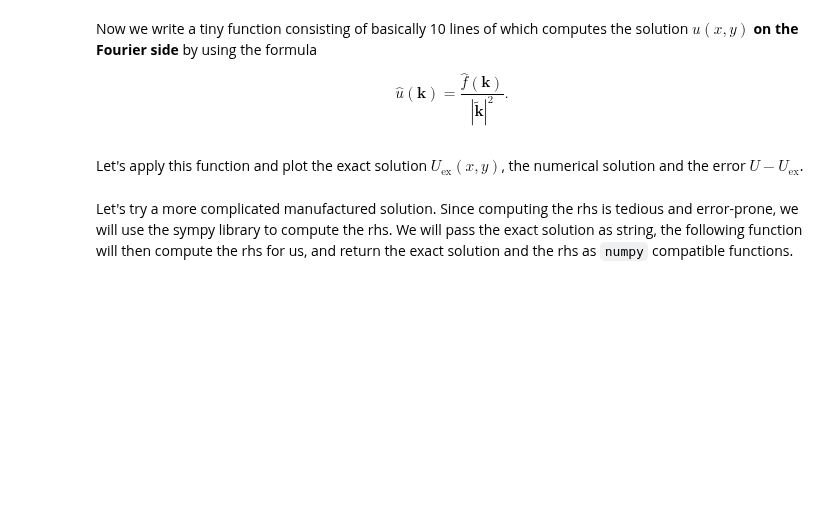
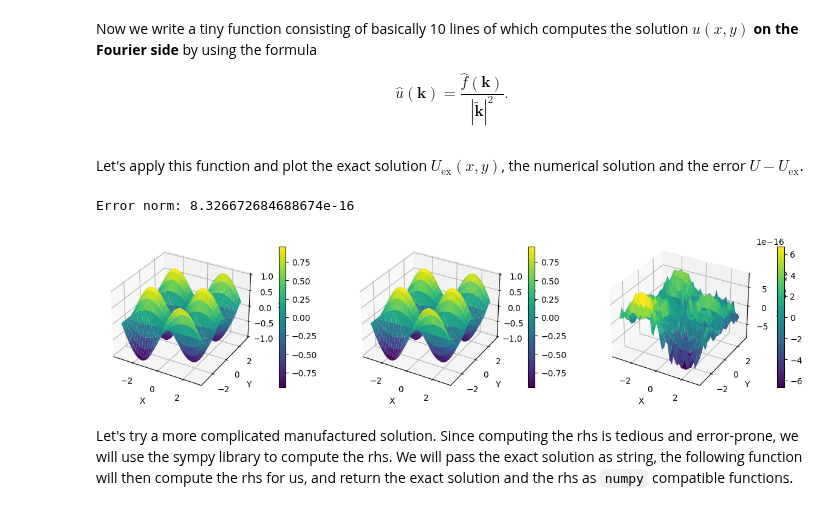
Before and after one commit to solniva/TMA4320_ScientificComputationNotes, a Jupyter notebook: chapter_fourier/FourierPDE2D.ipynb, the cells around one changed output. Drawn from its saved outputs; the diff is of its cells as text; code cells hidden in the pictures; blank space fills up the shorter version.

```diff
--- a/chapter_fourier/FourierPDE2D.ipynb
+++ b/chapter_fourier/FourierPDE2D.ipynb
@@ -238,32 +260,35 @@ Let's apply this function and plot the exact solution $U_{\mathrm{ex}}(x, y)$, t
 # %%
 U_hat = solve_poisson(F, Lx, Ly, Nx, Ny)
 U = ifft2(U_hat).real
 
 # Plot the solution
 fig = plt.figure(figsize=(15, 5))
 ax = fig.add_subplot(131, projection='3d')
 surf = ax.plot_surface(X, Y, U_ex, cmap='viridis', antialiased=True)
-fig.colorbar(surf, shrink=0.6)
+fig.colorbar(surf, shrink=0.6, pad = 0.1)
 ax.set_xlabel('X')
 ax.set_ylabel('Y')
 ax.set_zlabel(r'$U_\mathrm{ex}$')
 
 ax = fig.add_subplot(132, projection='3d')
 surf = ax.plot_surface(X, Y,  U, cmap='viridis')
-fig.colorbar(surf, shrink=0.6)
+fig.colorbar(surf, shrink=0.6, pad=0.1)
 ax.set_xlabel('X')
 ax.set_ylabel('Y')
 ax.set_zlabel(r'$U(X, Y)$')
 
 U_err = U - U_ex
 print(f"Error norm: {np.abs(U_err).max()}")
 ax = fig.add_subplot(133, projection='3d')
 surf = ax.plot_surface(X, Y,  U_err, cmap='viridis')
-fig.colorbar(surf, shrink=0.6)
+fig.colorbar(surf, shrink=0.6, pad=0.1)
 ax.set_xlabel('X')
 ax.set_ylabel('Y')
 ax.set_zlabel(r'$U-U_{\mathrm{ex}}$')
 plt.show()
+# %% [output]
+Error norm: 8.326672684688674e-16
+[figure, added]
 # %% [markdown]
 Let's try a more complicated manufactured solution. Since computing the rhs is tedious and error-prone,
 we will use the sympy library to compute the rhs. We will
```
Also changed, not shown: parts of 11 cells of this notebook.
